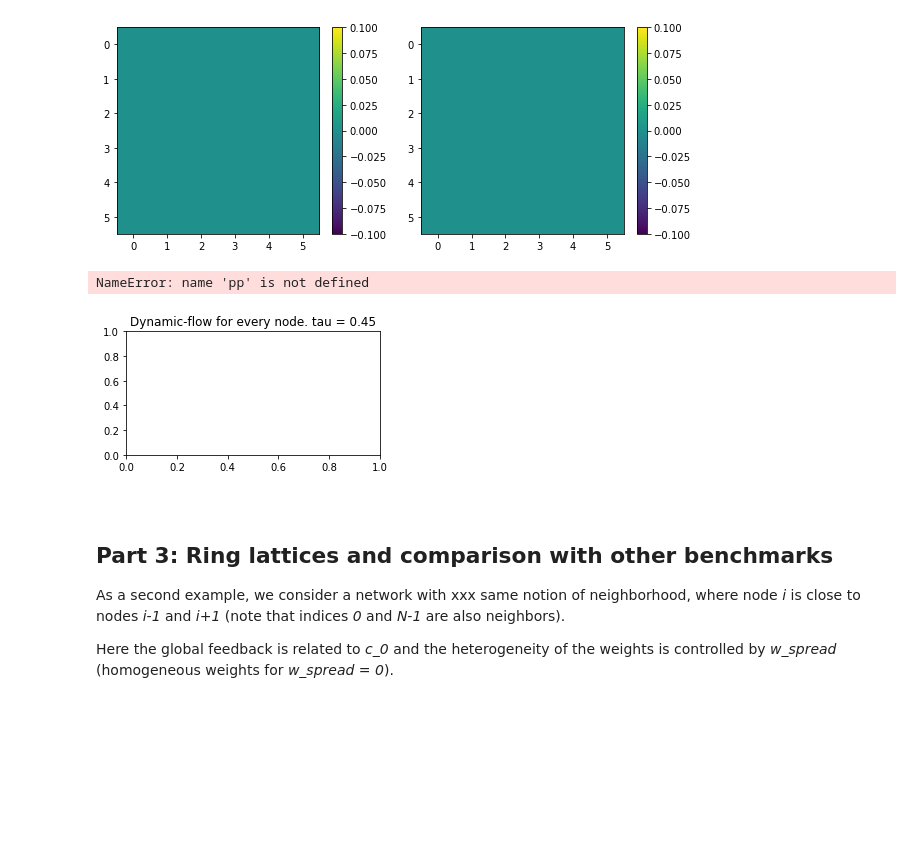
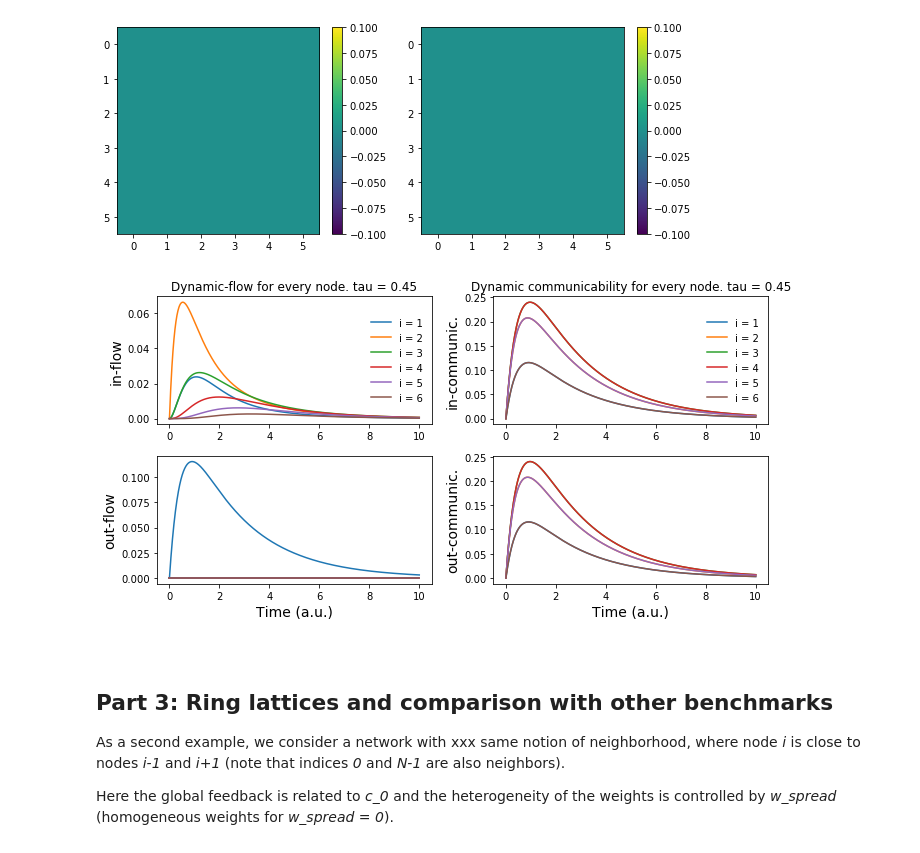
Before and after one commit to mb-BCA/NetDynFlow, a Jupyter notebook: Examples/Tutorial_1_Basics.ipynb, the cells around one changed output. Drawn from its saved outputs; the diff is of its cells as text; code cells hidden in the pictures; blank space fills up the shorter version.

Commit message:
Update Tutorial_1_Basics.ipynb
Test image in notebook

```diff
--- a/Examples/Tutorial_1_Basics.ipynb
+++ b/Examples/Tutorial_1_Basics.ipynb
@@ -316,36 +316,35 @@ plt.figure(figsize=(10,5))
 plt.subplot(2,2,1)
 plt.title('Dynamic-flow for every node. tau = %1.2f' %tau, fontsize=12)
 for i in range(N):
-    pp.plot(tpoints, inflow_und[:,i], label='i = %d' %(i+1))
+    plt.plot(tpoints, inflow_und[:,i], label='i = %d' %(i+1))
 #pp.ylim(-0.005,0.1)
 plt.ylabel('in-flow', fontsize=14)
 plt.legend(loc='center right', frameon=False)
 
 plt.subplot(2,2,3)
 for i in range(N):
     plt.plot(tpoints, outflow_und[:,i], label='i = %d' %(i+1))
 plt.ylabel('out-flow', fontsize=14)
 plt.xlabel('Time (a.u.)', fontsize=14)
 
 # Plot the results for the in-/out-dynamic communicability
 plt.subplot(2,2,2)
 plt.title('Dynamic communicability for every node. tau = %1.2f' %tau, fontsize=12)
 for i in range(N):
     plt.plot(tpoints, indyncom_und[:,i], label='i = %d' %(i+1))
 plt.ylabel('in-communic.', fontsize=14)
 plt.legend(loc='center right', frameon=False)
 
 plt.subplot(2,2,4)
 for i in range(N):
     plt.plot(tpoints, outdyncom_und[:,i], label='i = %d' %(i+1))
 plt.ylabel('out-communic.', fontsize=14)
 plt.xlabel('Time (a.u.)', fontsize=14)
 
 plt.tight_layout()
 plt.show()
 # %% [output]
-NameError: name 'pp' is not defined
-[figure, old version]
+[figure, new version]
 # %% [markdown]
 <br/>
 
```
Also changed, not shown: parts of 10 cells of this notebook.
